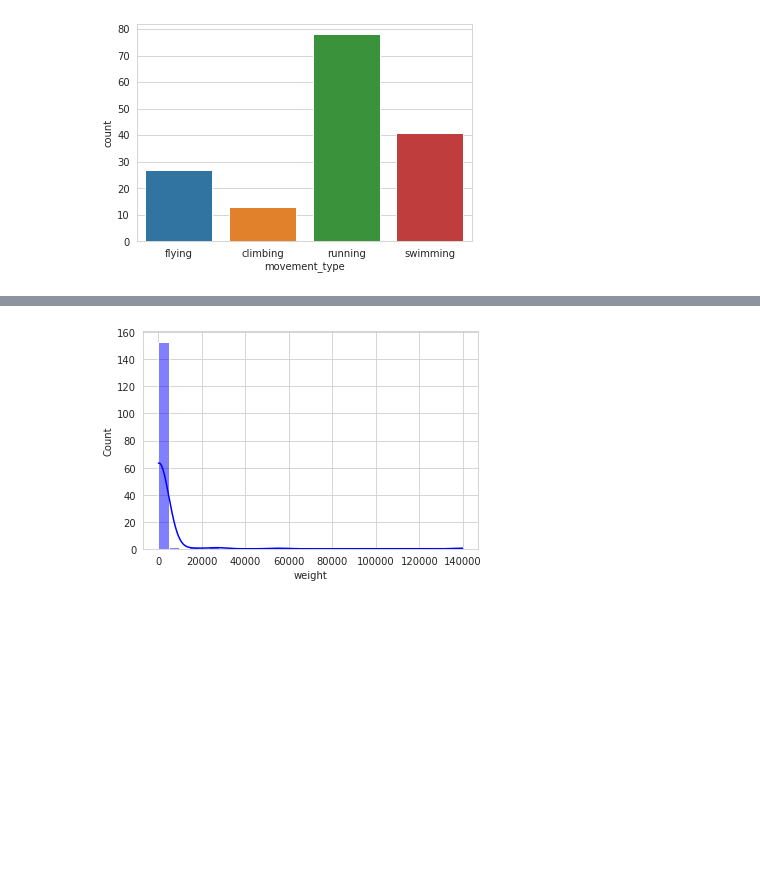
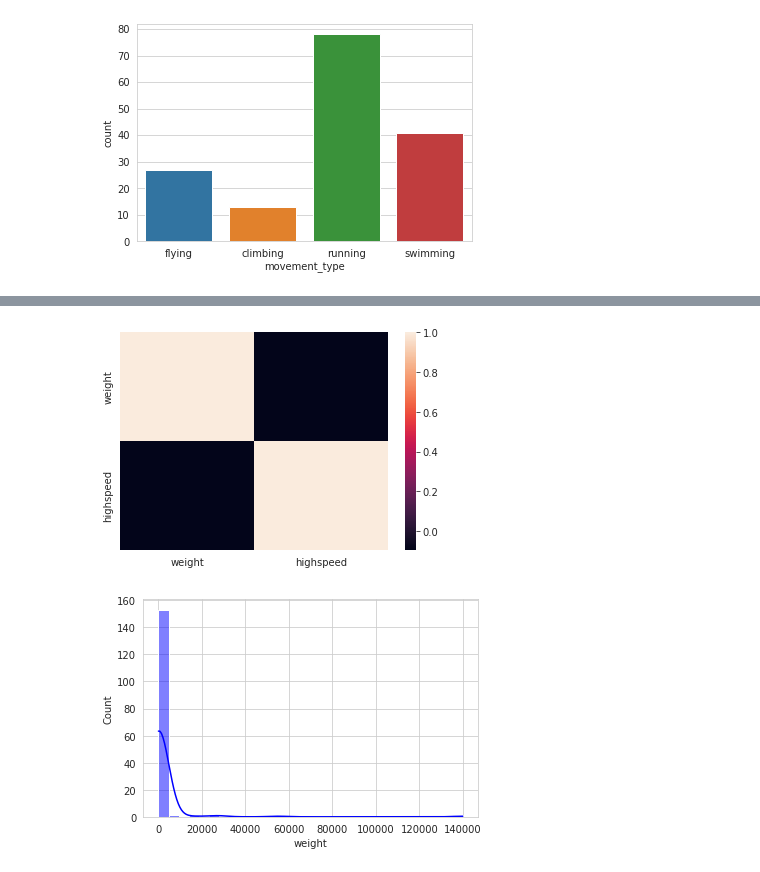
Before and after one commit to SonamRohilla/SQL-for-Data-Science, a Jupyter notebook: animal_moment.ipynb, the cells around one changed output, grey strips where cells are left out. Cells and saved outputs as stored; diff of their text form; code cells hidden in the pictures; blank space fills up the shorter version.

```diff
--- a/animal_moment.ipynb
+++ b/animal_moment.ipynb
@@ -127,3 +151,12 @@ for feature in categorical_features:
+# %%
+
+# plotting correlation heatmap
+dataplot = sns.heatmap(animal_data.corr())
+
+# displaying heatmap
+plt.show()
+# %% [output]
+[figure, added]
 # %%
 for feature in numerical_features:
     sns.histplot(data=animal_data, x=feature,kde=True, bins=30, color='blue')
```
Also changed, not shown: parts of 48 cells of this notebook.
